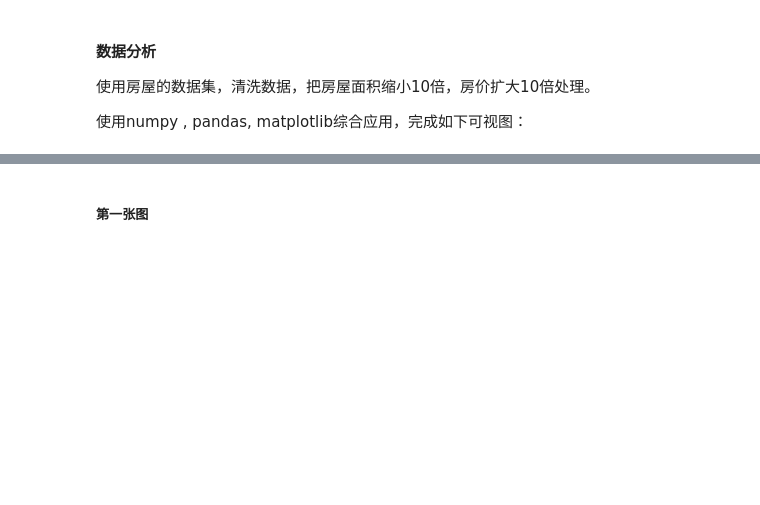
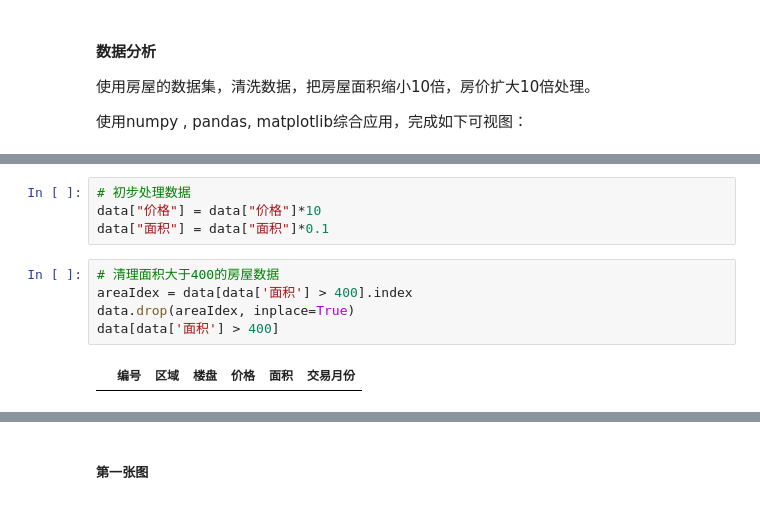
Before and after one commit to yuluochengwen/AI, a Jupyter notebook: 04_第四周/0812_数据分析_homework.ipynb, the cells around one changed output, grey strips where cells are left out. Saved outputs shown, nothing was run; the diff lists cells and outputs as text; blank space fills up the shorter version.

```diff
--- a/04_第四周/0812_数据分析_homework.ipynb
+++ b/04_第四周/0812_数据分析_homework.ipynb
@@ -10,0 +24,11 @@ plt.rcParams['font.sans-serif'] = ['SimHei']
+# %%
+# 初步处理数据
+data["价格"] = data["价格"]*10
+data["面积"] = data["面积"]*0.1
+# %%
+# 清理面积大于400的房屋数据
+areaIdex = data[data['面积'] > 400].index
+data.drop(areaIdex, inplace=True)
+data[data['面积'] > 400]
+# %% [output]
+|  | 编号 | 区域 | 楼盘 | 价格 | 面积 | 交易月份 |
```
Also changed, not shown: parts of 23 cells of this notebook, 55 other files.
